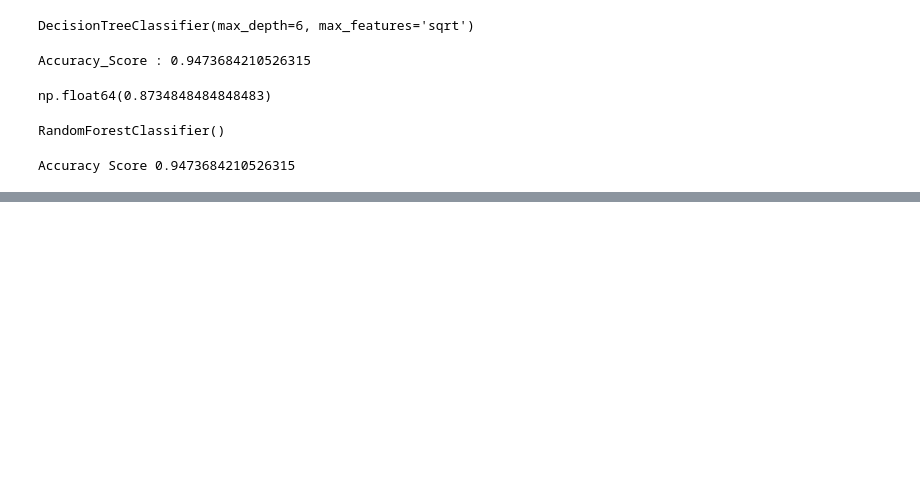
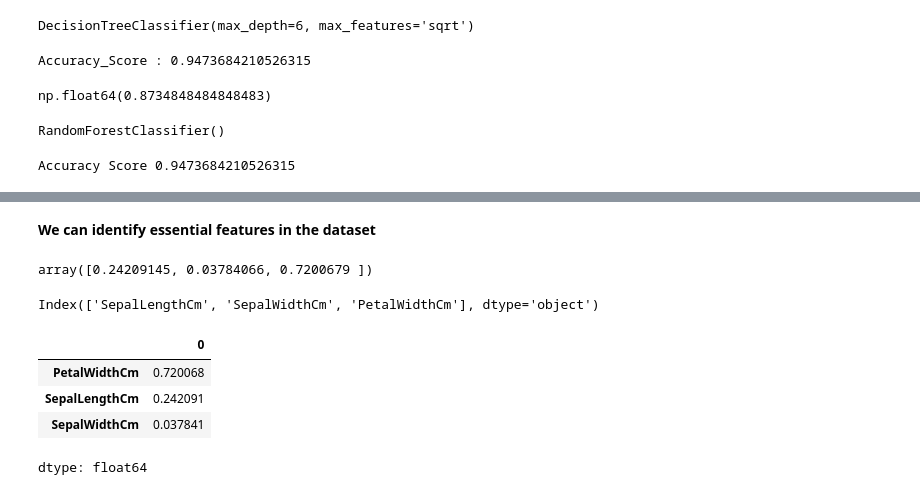
Before and after one commit to JORDANGAMBA99/Data-Science-Projects, a Jupyter notebook: Decision_Tree_Algorithm.ipynb, the cells around one changed output, grey strips where cells are left out. Cells and saved outputs as stored; diff of their text form; code cells hidden in the pictures; blank space fills up the shorter version.

```diff
--- a/Decision_Tree_Algorithm.ipynb
+++ b/Decision_Tree_Algorithm.ipynb
@@ -346,0 +402,10 @@ rf_params = {
+# %% [markdown]
+**We can identify essential features in the dataset**
+# %%
+rf_tuned.feature_importances_
+# %% [output]
+array([0.24209145, 0.03784066, 0.7200679 ])
+# %%
+X_train.columns
+# %% [output]
+Index(['SepalLengthCm', 'SepalWidthCm', 'PetalWidthCm'], dtype='object')
@@ -346,0 +415,8 @@ rf_params = {
+# %%
+best_features
+# %% [output]
+|  | 0 |
+| PetalWidthCm | 0.720068 |
+| SepalLengthCm | 0.242091 |
+| SepalWidthCm | 0.037841 |
+dtype: float64
```
Also changed, not shown: parts of 22 cells of this notebook.
